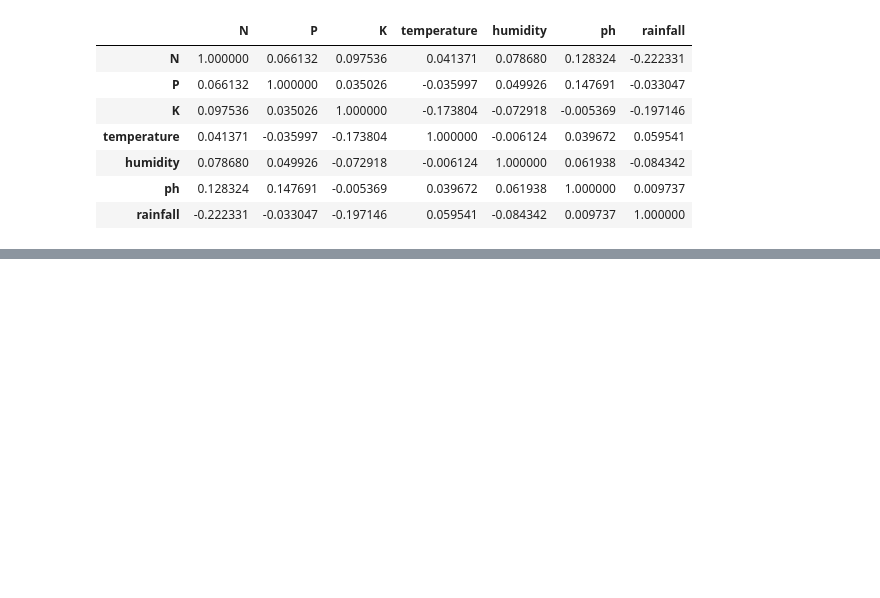
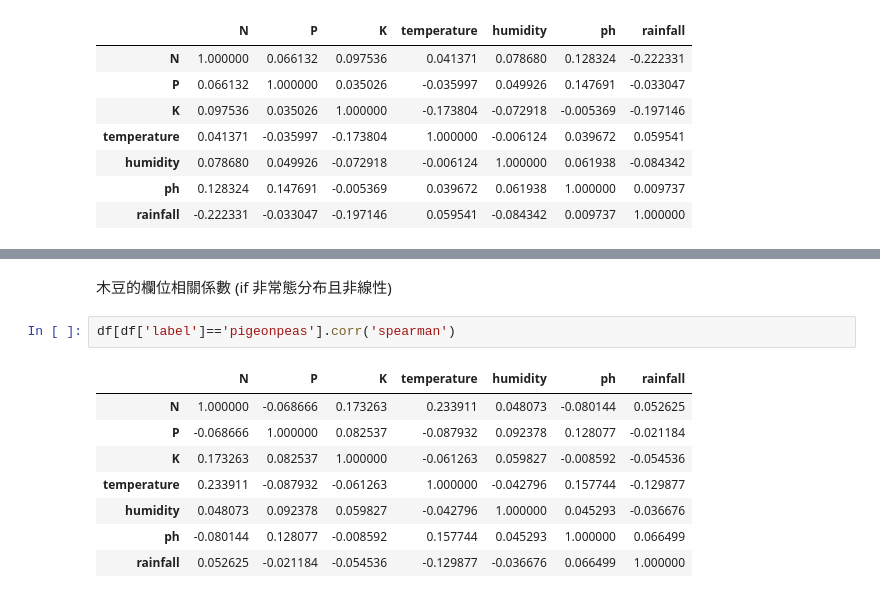
Before and after one commit to QI-XIANG/NCU_Data-Mining-for-Business-Analytics, a Jupyter notebook: 作業3/作業3.ipynb, the cells around one changed output, grey strips where cells are left out. Cells and saved outputs as stored; diff of their text form; blank space fills up the shorter version.

```diff
--- a/作業3/作業3.ipynb
+++ b/作業3/作業3.ipynb
@@ -327,0 +390,13 @@ df[df['label']=='papaya'].corr()
+# %% [markdown]
+木豆的欄位相關係數 (if 非常態分布且非線性)
+# %%
+df[df['label']=='pigeonpeas'].corr('spearman')
+# %% [output]
+|  | N | P | K | temperature | humidity | ph | rainfall |
+| N | 1.000000 | -0.068666 | 0.173263 | 0.233911 | 0.048073 | -0.080144 | 0.052625 |
+| P | -0.068666 | 1.000000 | 0.082537 | -0.087932 | 0.092378 | 0.128077 | -0.021184 |
+| K | 0.173263 | 0.082537 | 1.000000 | -0.061263 | 0.059827 | -0.008592 | -0.054536 |
+| temperature | 0.233911 | -0.087932 | -0.061263 | 1.000000 | -0.042796 | 0.157744 | -0.129877 |
+| humidity | 0.048073 | 0.092378 | 0.059827 | -0.042796 | 1.000000 | 0.045293 | -0.036676 |
+| ph | -0.080144 | 0.128077 | -0.008592 | 0.157744 | 0.045293 | 1.000000 | 0.066499 |
+| rainfall | 0.052625 | -0.021184 | -0.054536 | -0.129877 | -0.036676 | 0.066499 | 1.000000 |
```
Also changed, not shown: parts of 7 cells of this notebook.
